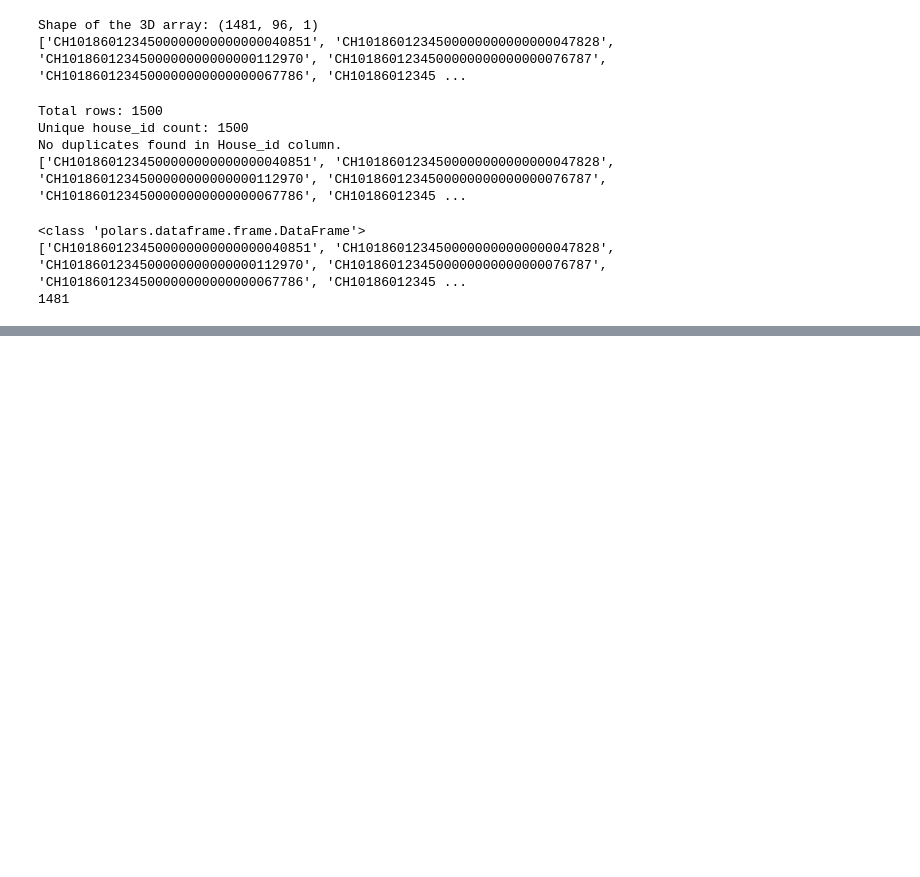
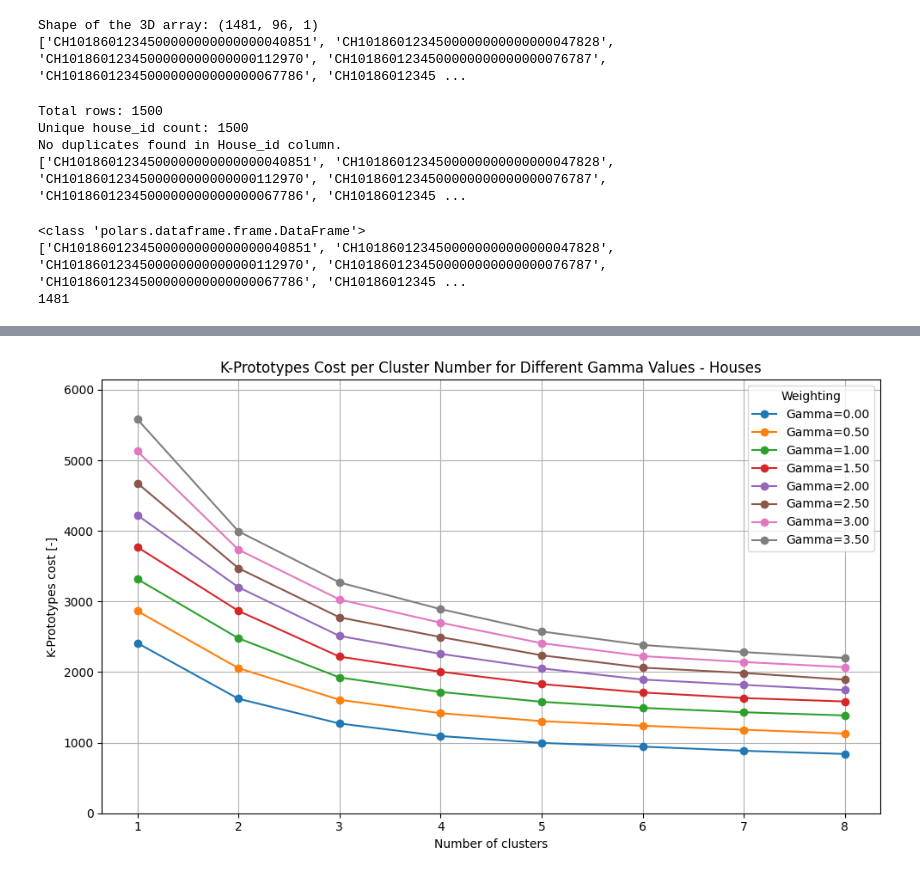
Before and after one commit to jasigrist/Customer_Segmentation_Lantern, a Jupyter notebook: KPrototypes/kPrototypes_Clustering_house.ipynb, the cells around one changed output, grey strips where cells are left out. Saved outputs shown, nothing was run; the diff lists cells and outputs as text; code cells hidden in the pictures; blank space fills up the shorter version.

```diff
--- a/KPrototypes/kPrototypes_Clustering_house.ipynb
+++ b/KPrototypes/kPrototypes_Clustering_house.ipynb
@@ -344,0 +248,47 @@ plt.show()
+# %%
+#%%skip
+
+import numpy as np
+import matplotlib.pyplot as plt
+from kmodes.kprototypes import KPrototypes
+
+cluster_range = range(1, 9)  # Try 2-10 clusters
+gamma_range = np.linspace(0.0, 3.5, 8)
+
+# Store costs for each gamma value; key: gamma, value: list of costs per cluster count
+costs_dict = {}
+
+for gamma in gamma_range:
+    costs_for_gamma = []
+    for n_clusters in cluster_range:
+        kproto = KPrototypes(
+            n_clusters=n_clusters,
+            init='Cao',
+            verbose=0,
+            max_iter=500,
+            gamma=gamma,  # use current gamma value
+            random_state=42,
+            n_init=10
+        )
+        kproto.fit_predict(combined_data, categorical=categorical_indices)
+        costs_for_gamma.append(kproto.cost_)
+        #print(f"Clusters: {n_clusters}, Gamma: {gamma:.2f}, Cost: {kproto.cost_}")
+    costs_dict[gamma] = costs_for_gamma
+
+# Plot costs per cluster for each gamma line
+plt.figure(figsize=(10, 6))
+for gamma, costs_for_gamma in costs_dict.items():
+    plt.plot(cluster_range, costs_for_gamma, marker='o', label=f'Gamma={gamma:.2f}')
+
+plt.xlabel('Number of clusters')
+plt.ylabel('K-Prototypes cost [-]')
+plt.ylim(0, max(max(c) for c in costs_dict.values()) * 1.1)
+plt.title('K-Prototypes Cost per Cluster Number for Different Gamma Values - Houses')
+plt.xticks(cluster_range)
+plt.grid(True)
+plt.legend(title='Weighting')
+plt.tight_layout()
+plt.savefig('/Users/jansigrist/Documents/SP/Customer_Segmentation_Lantern/Results/Plots/Cluster/kPrototypes_cost_house.png')
+plt.show()
+# %% [output]
+[figure, added]
```
Also changed, not shown: parts of 16 cells of this notebook, 7 other files.
